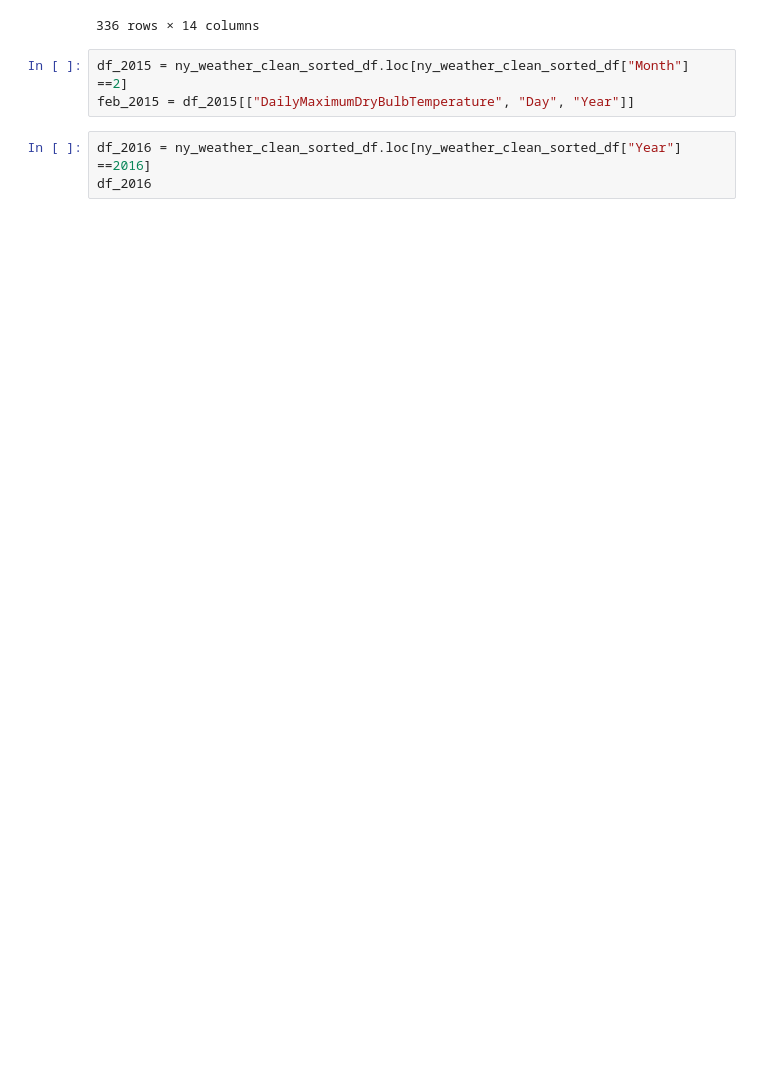
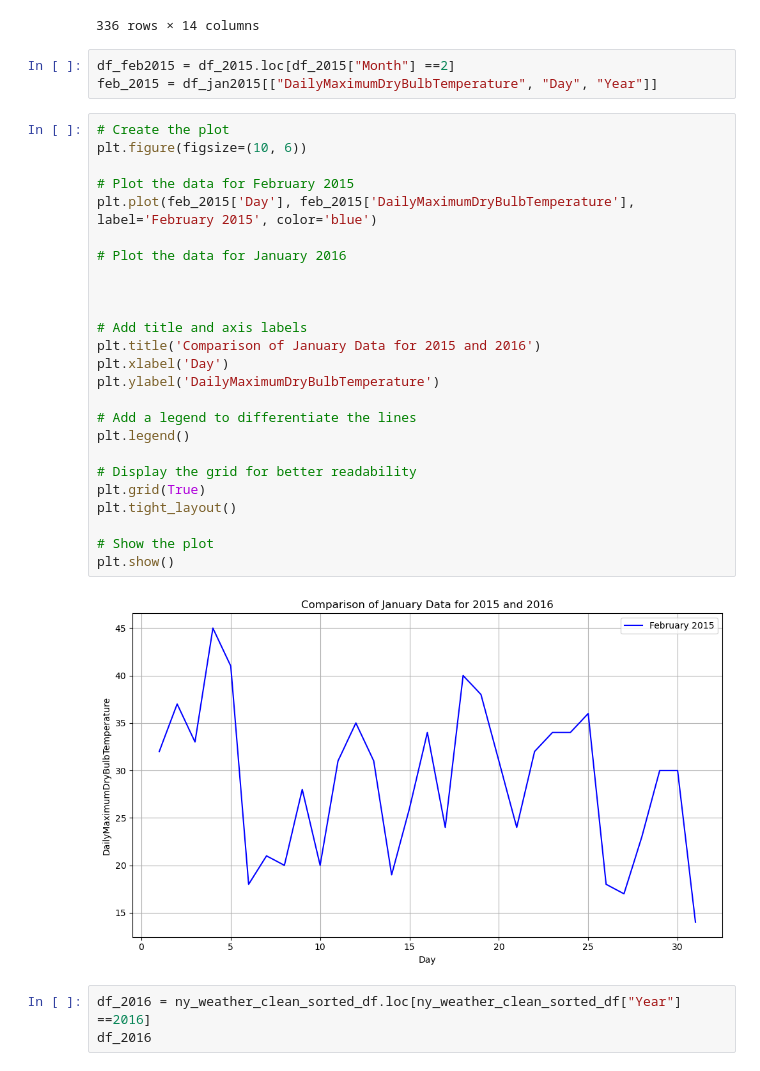
Before and after one commit to connerdekok/Albany_New_York_Weather, a Jupyter notebook: new_york.ipynb, the cells around one changed output. Cells and saved outputs as stored; diff of their text form; blank space fills up the shorter version.

```diff
--- a/new_york.ipynb
+++ b/new_york.ipynb
@@ -788,8 +796,35 @@ df_2015
 | 335 | 2015-12-31 23:59:00 | 280.0 | 27.0 | 0.00 | 1.0 | 0.0 | ... |
 336 rows × 14 columns
 # %%
-df_2015 = ny_weather_clean_sorted_df.loc[ny_weather_clean_sorted_df["Month"] ==2]
-feb_2015 = df_2015[["DailyMaximumDryBulbTemperature", "Day", "Year"]]
+df_feb2015 = df_2015.loc[df_2015["Month"] ==2]
+feb_2015 = df_jan2015[["DailyMaximumDryBulbTemperature", "Day", "Year"]]
+# %%
+# Create the plot
+plt.figure(figsize=(10, 6))
+
+# Plot the data for February 2015
+plt.plot(feb_2015['Day'], feb_2015['DailyMaximumDryBulbTemperature'], label='February 2015', color='blue')
+
+# Plot the data for January 2016
+
+
+
+# Add title and axis labels
+plt.title('Comparison of January Data for 2015 and 2016')
+plt.xlabel('Day')
+plt.ylabel('DailyMaximumDryBulbTemperature')
+
+# Add a legend to differentiate the lines
+plt.legend()
+
+# Display the grid for better readability
+plt.grid(True)
+plt.tight_layout()
+
+# Show the plot
+plt.show()
+# %% [output]
+[figure, added]
 # %%
 df_2016 = ny_weather_clean_sorted_df.loc[ny_weather_clean_sorted_df["Year"] ==2016]
 df_2016
```
Also changed, not shown: parts of 6 cells of this notebook, 1 other file.
